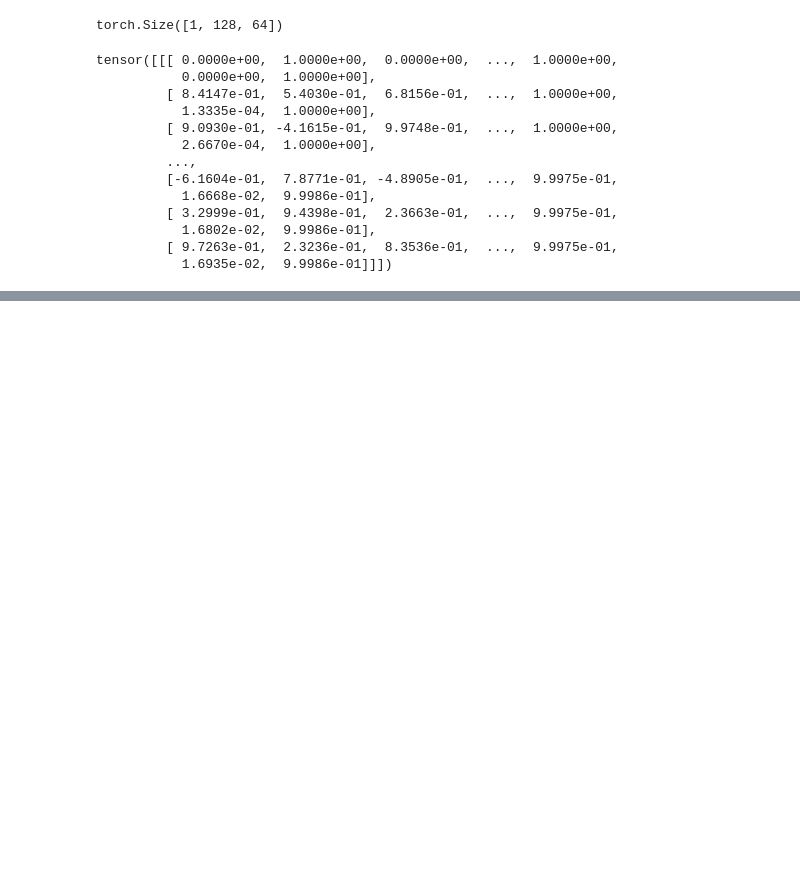
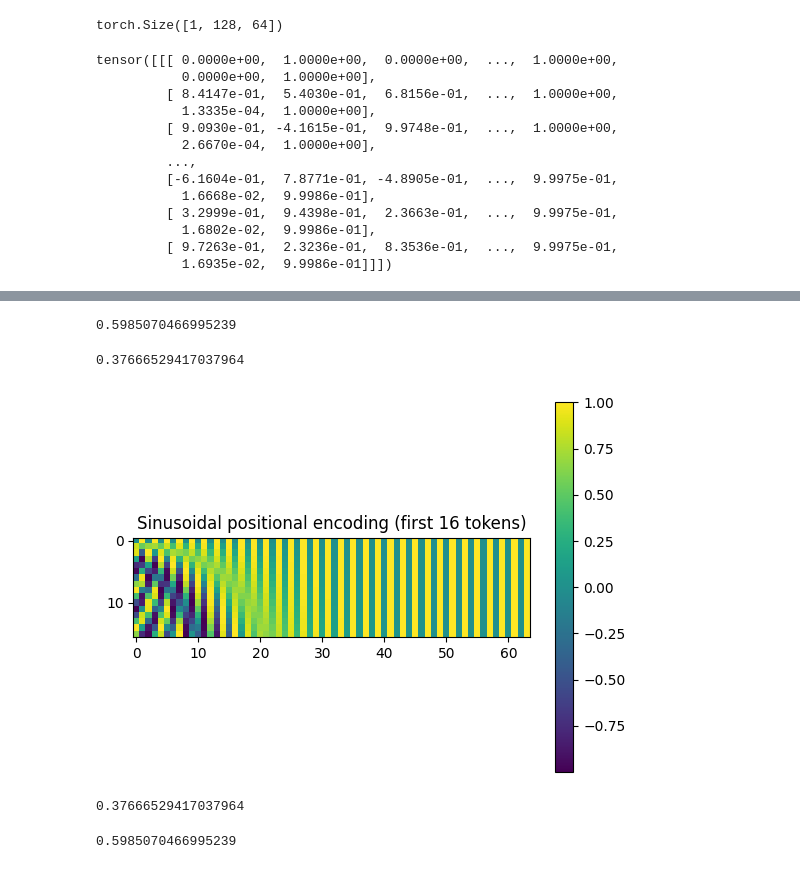
Before and after one commit to tyronen/hh-mnist, a Jupyter notebook: mnist.ipynb, the cells around one changed output, grey strips where cells are left out. Cells and saved outputs as stored; diff of their text form; code cells hidden in the pictures; blank space fills up the shorter version.

```diff
--- a/mnist.ipynb
+++ b/mnist.ipynb
@@ -200,0 +238,15 @@ tensor([[[ 0.0000e+00,  1.0000e+00,  0.0000e+00,  ...,  1.0000e+00,
+# %%
+pe.std().item()
+# %% [output]
+0.5985070466995239
+# %%
+pe.mean().item()
+# %% [output]
+0.37666529417037964
+# %%
+plt.imshow(pe[0, :16].cpu())   # first batch, 16 tokens
+plt.colorbar()
+plt.title("Sinusoidal positional encoding (first 16 tokens)")
+plt.show()
+# %% [output]
+[figure, added]
@@ -200,0 +261,8 @@ tensor([[[ 0.0000e+00,  1.0000e+00,  0.0000e+00,  ...,  1.0000e+00,
+# %%
+blankpe.mean().item()
+# %% [output]
+0.37666529417037964
+# %%
+blankpe.std().item()
+# %% [output]
+0.5985070466995239
```
Also changed, not shown: parts of 9 cells of this notebook, 2 other files.
